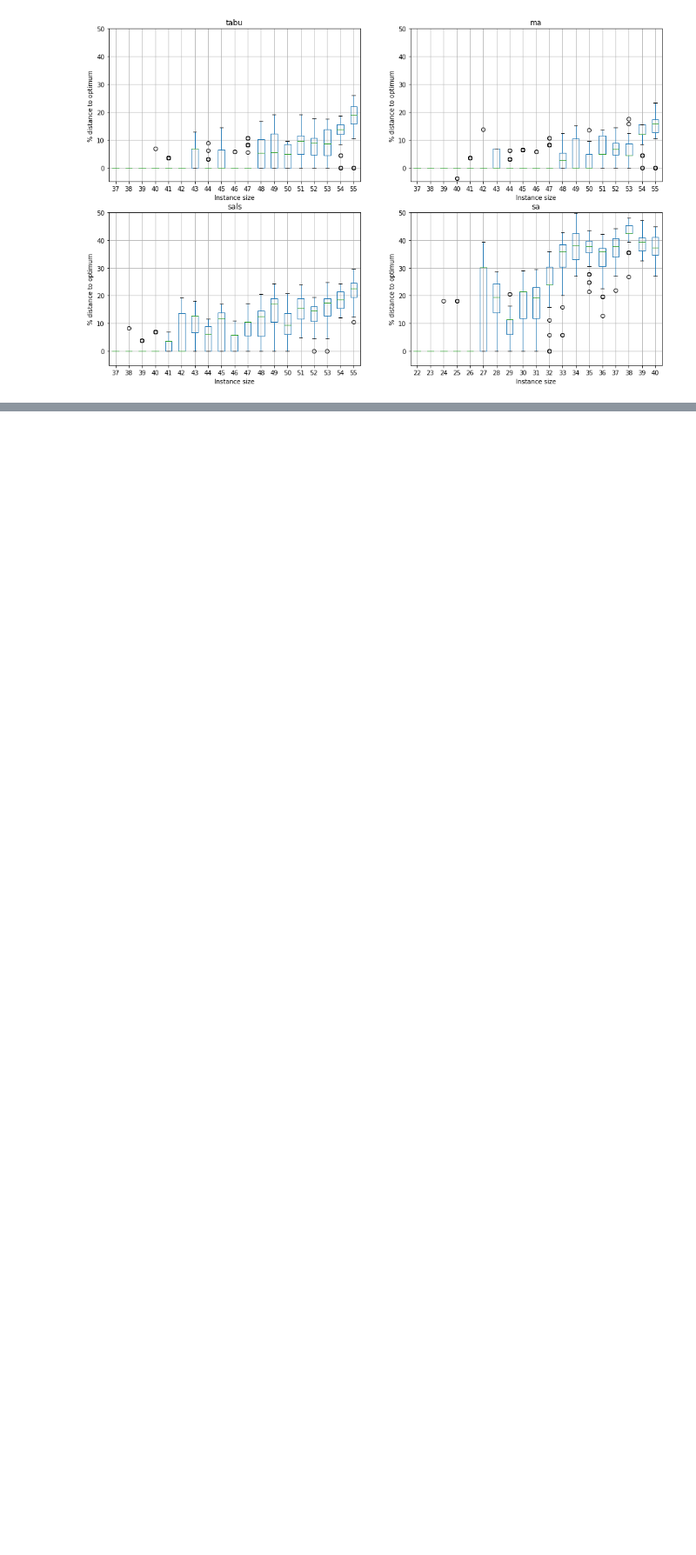
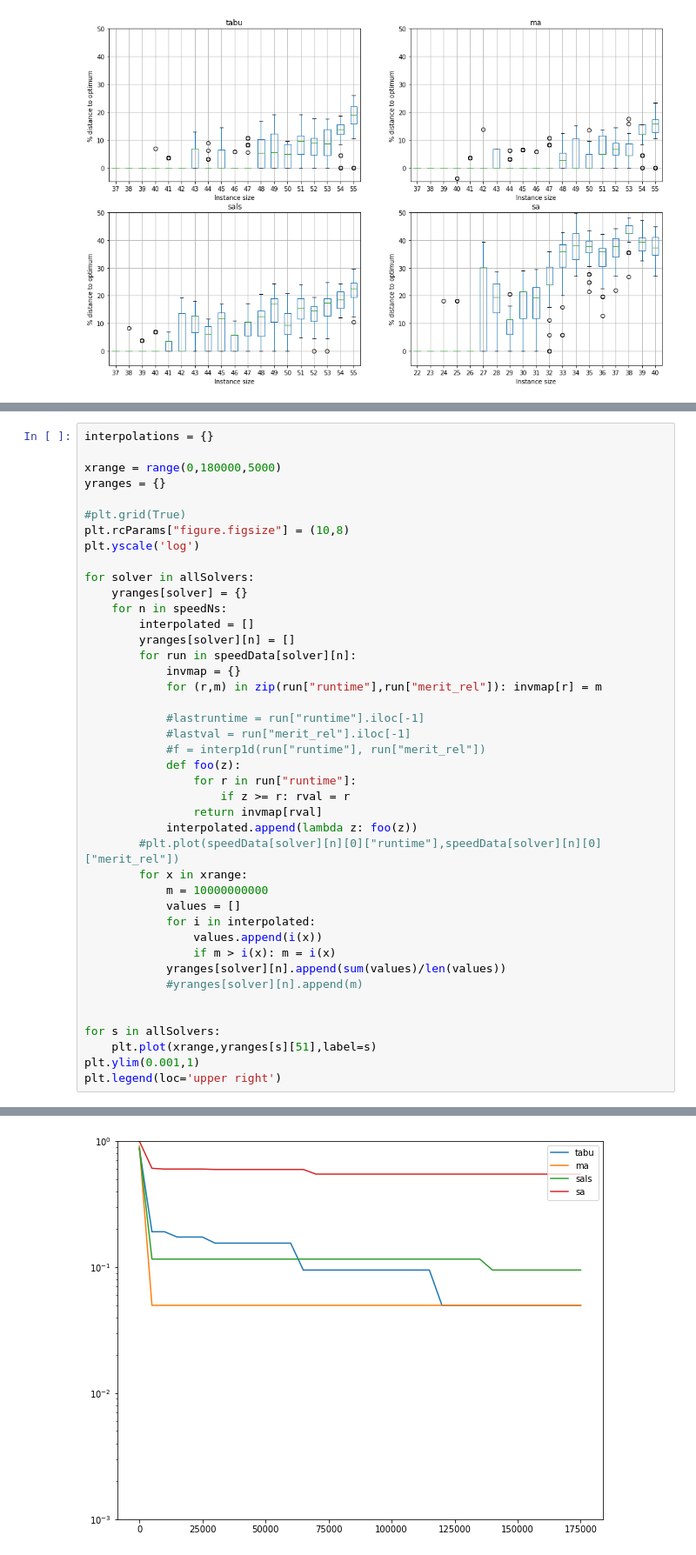
Before and after one commit to CHoudrouge4/osh, a Jupyter notebook: Analysis.ipynb, the cells around one changed output, grey strips where cells are left out. Shown at 87% size. Cells and saved outputs as stored; diff of their text form; blank space fills up the shorter version.

Commit message:
Add code for plotting convergence speed

```diff
--- a/Analysis.ipynb
+++ b/Analysis.ipynb
@@ -271,0 +315,43 @@ plt.savefig("pics/distance_boxes.pdf", type="pdf")
+# %%
+interpolations = {}
+
+xrange = range(0,180000,5000)
+yranges = {}
+
+#plt.grid(True)
+plt.rcParams["figure.figsize"] = (10,8)
+plt.yscale('log')
+
+for solver in allSolvers:
+    yranges[solver] = {}
+    for n in speedNs:
+        interpolated = []
+        yranges[solver][n] = []
+        for run in speedData[solver][n]:
+            invmap = {}
+            for (r,m) in zip(run["runtime"],run["merit_rel"]): invmap[r] = m
+
+            #lastruntime = run["runtime"].iloc[-1]
+            #lastval = run["merit_rel"].iloc[-1]
+            #f = interp1d(run["runtime"], run["merit_rel"])
+            def foo(z):
+                for r in run["runtime"]:
+                    if z >= r: rval = r
+                return invmap[rval]
+            interpolated.append(lambda z: foo(z))
+        #plt.plot(speedData[solver][n][0]["runtime"],speedData[solver][n][0]["merit_rel"])
+        for x in xrange:
+            m = 10000000000
+            values = []
+            for i in interpolated:
+                values.append(i(x))
+                if m > i(x): m = i(x)
+            yranges[solver][n].append(sum(values)/len(values))
+            #yranges[solver][n].append(m)
+
+
+for s in allSolvers:
+    plt.plot(xrange,yranges[s][51],label=s)
+plt.ylim(0.001,1)
+plt.legend(loc='upper right')
+# %% [output]
@@ -271,0 +359 @@ plt.savefig("pics/distance_boxes.pdf", type="pdf")
+[figure, added]
```
Also changed, not shown: parts of 4 cells of this notebook, 1 other file.
